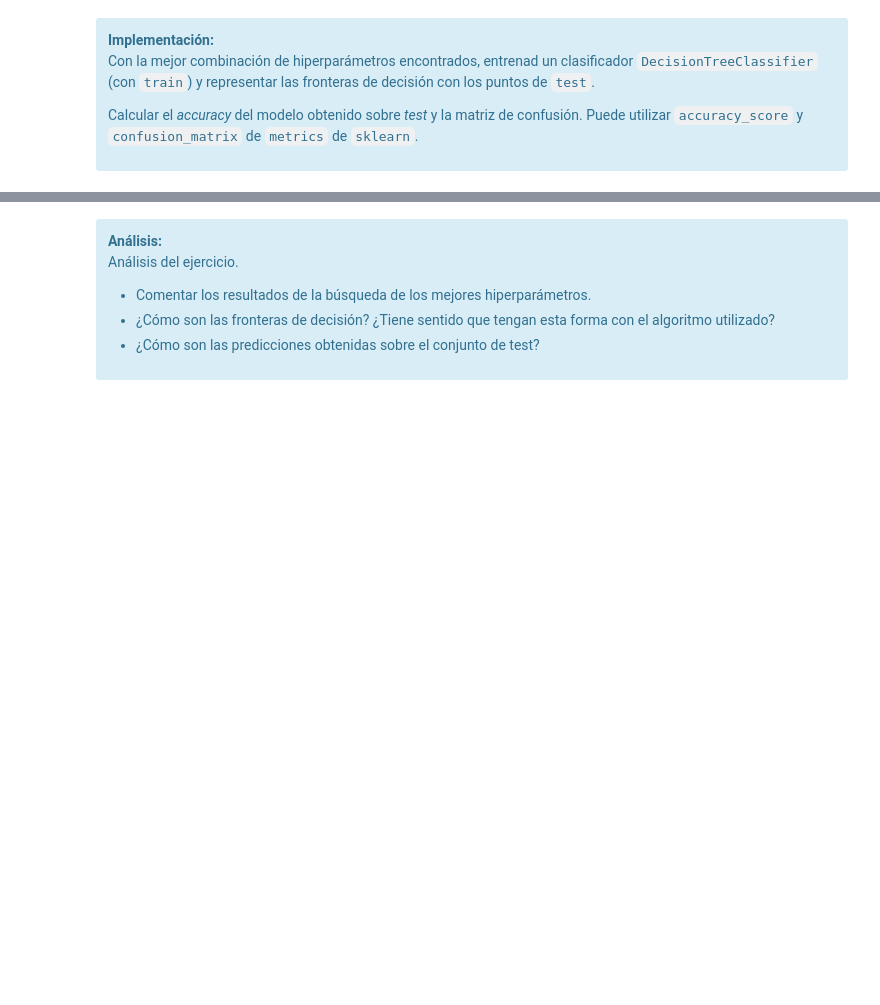
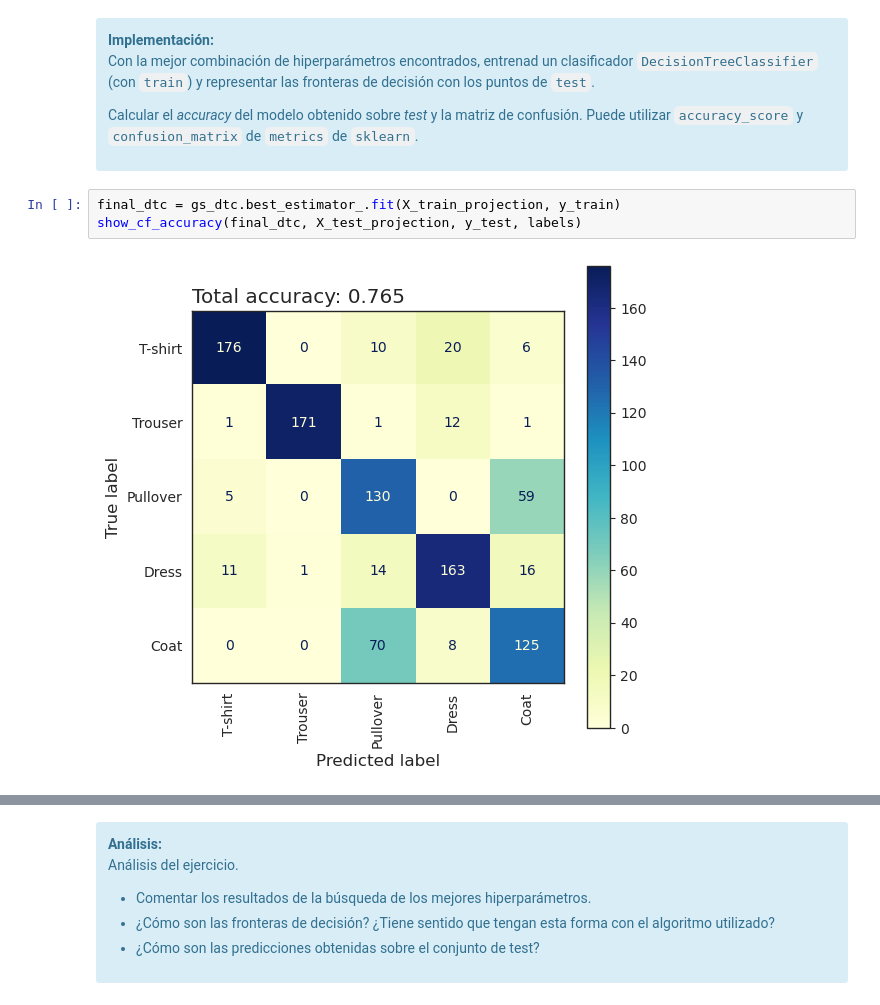
Before and after one commit to gvillalba86/AdvancedDataMininig, a Jupyter notebook: PEC3/20221_M2.855_PEC3_gvillalbaa.ipynb, the cells around one changed output, grey strips where cells are left out. Drawn from its saved outputs; the diff is of its cells as text; blank space fills up the shorter version.

```diff
--- a/PEC3/20221_M2.855_PEC3_gvillalbaa.ipynb
+++ b/PEC3/20221_M2.855_PEC3_gvillalbaa.ipynb
@@ -506,3 +526,8 @@ Con la mejor combinación de hiperparámetros encontrados, entrenad un clasifica
 
 Calcular el _accuracy_ del modelo obtenido sobre _test_ y la matriz de confusión. Puede utilizar `accuracy_score` y `confusion_matrix` de `metrics` de `sklearn`.
 </div>
+# %%
+final_dtc = gs_dtc.best_estimator_.fit(X_train_projection, y_train)
+show_cf_accuracy(final_dtc, X_test_projection, y_test, labels)
+# %% [output]
+[figure, added]
```
Also changed, not shown: parts of 59 cells of this notebook.
